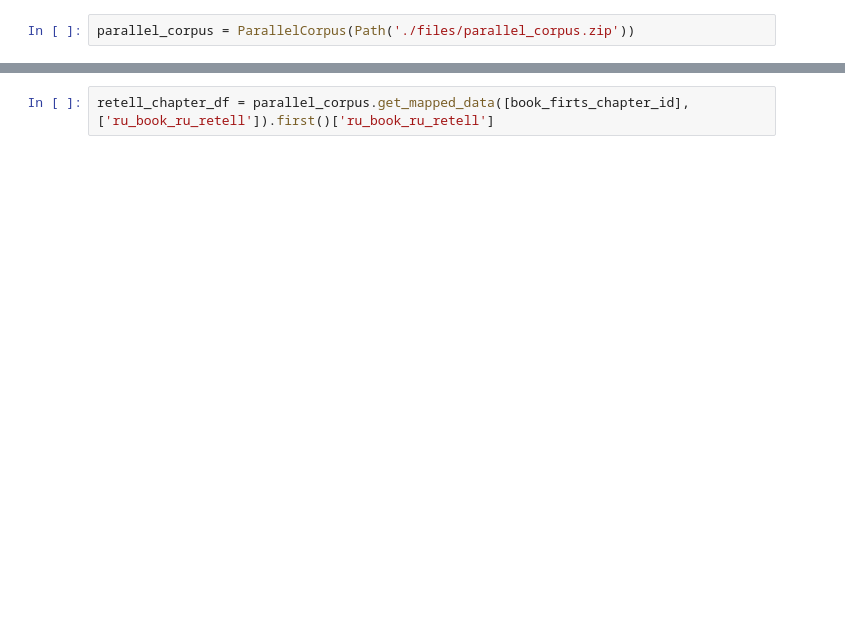
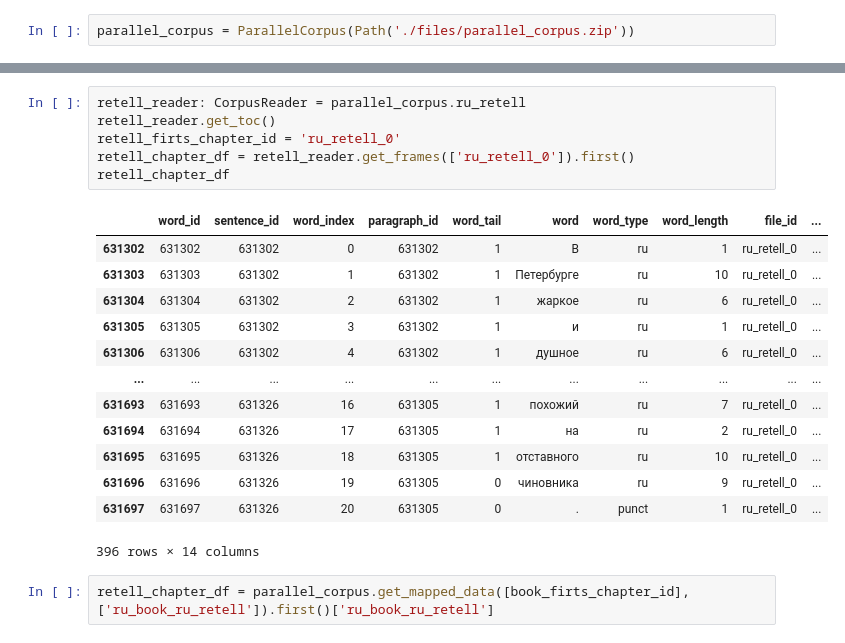
Before and after one commit to okulovsky/grammar_ru, a Jupyter notebook: ca_demos/Demo_3.ipynb, the cells around one changed output, grey strips where cells are left out. Cells and saved outputs as stored; diff of their text form; blank space fills up the shorter version.

```diff
--- a/ca_demos/Demo_3.ipynb
+++ b/ca_demos/Demo_3.ipynb
@@ -21,2 +63,22 @@ book_chapter_df = book_reader.get_frames([book_firts_chapter_id]).first()
+# %%
+retell_reader: CorpusReader = parallel_corpus.ru_retell
+retell_reader.get_toc()
+retell_firts_chapter_id = 'ru_retell_0'
+retell_chapter_df = retell_reader.get_frames(['ru_retell_0']).first()
+retell_chapter_df
+# %% [output]
+|  | word_id | sentence_id | word_index | paragraph_id | word_tail | word | word_type | word_length | file_id | ... |
+| 631302 | 631302 | 631302 | 0 | 631302 | 1 | В | ru | 1 | ru_retell_0 | ... |
+| 631303 | 631303 | 631302 | 1 | 631302 | 1 | Петербурге | ru | 10 | ru_retell_0 | ... |
+| 631304 | 631304 | 631302 | 2 | 631302 | 1 | жаркое | ru | 6 | ru_retell_0 | ... |
+| 631305 | 631305 | 631302 | 3 | 631302 | 1 | и | ru | 1 | ru_retell_0 | ... |
+| 631306 | 631306 | 631302 | 4 | 631302 | 1 | душное | ru | 6 | ru_retell_0 | ... |
+| ... | ... | ... | ... | ... | ... | ... | ... | ... | ... | ... |
+| 631693 | 631693 | 631326 | 16 | 631305 | 1 | похожий | ru | 7 | ru_retell_0 | ... |
+| 631694 | 631694 | 631326 | 17 | 631305 | 1 | на | ru | 2 | ru_retell_0 | ... |
+| 631695 | 631695 | 631326 | 18 | 631305 | 1 | отставного | ru | 10 | ru_retell_0 | ... |
+| 631696 | 631696 | 631326 | 19 | 631305 | 0 | чиновника | ru | 9 | ru_retell_0 | ... |
+| 631697 | 631697 | 631326 | 20 | 631305 | 0 | . | punct | 1 | ru_retell_0 | ... |
+396 rows × 14 columns
 # %%
 retell_chapter_df = parallel_corpus.get_mapped_data([book_firts_chapter_id],['ru_book_ru_retell']).first()['ru_book_ru_retell']
```
Also changed, not shown: parts of 24 cells of this notebook, 8 other files.
